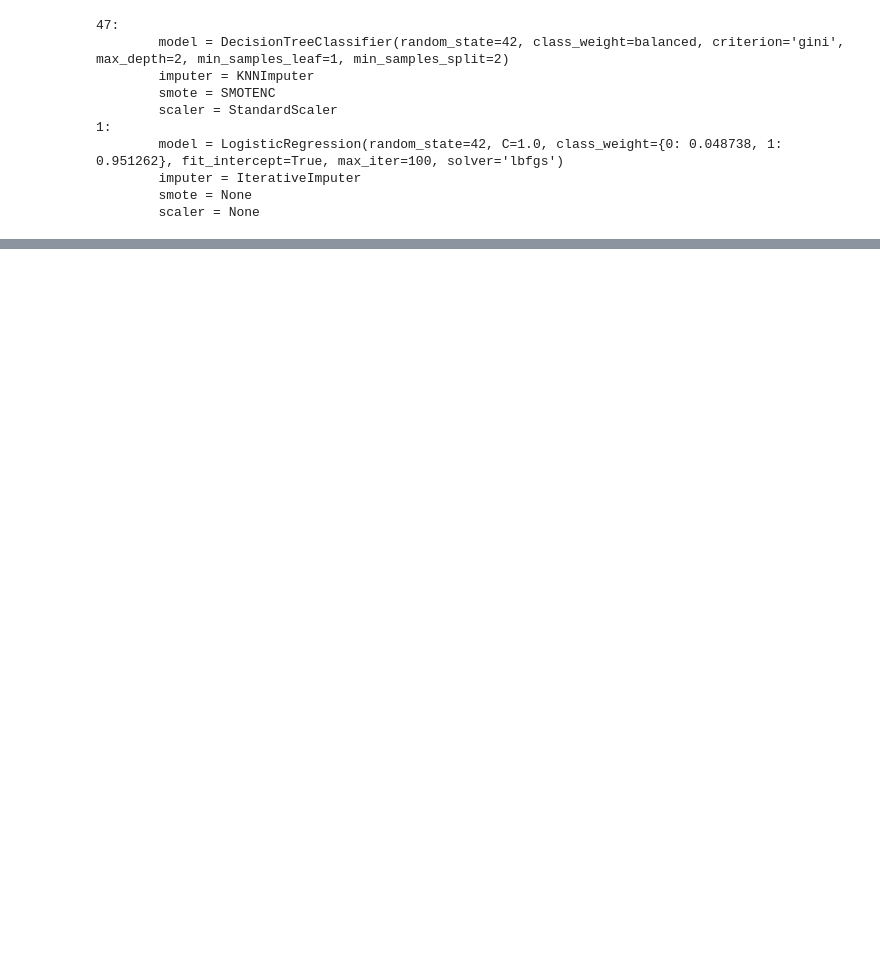
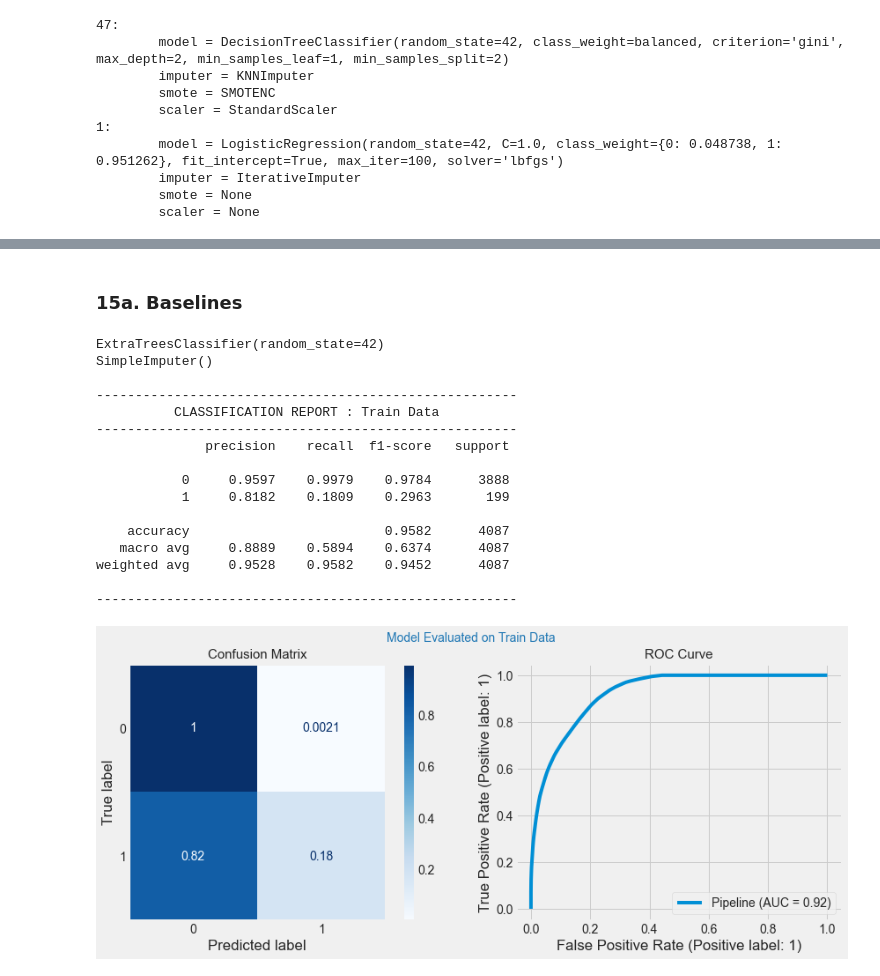
Before and after one commit to AgathaZareth/Stroke_Prediction, a Jupyter notebook: Notebook.ipynb, the cells around one changed output, grey strips where cells are left out. Drawn from its saved outputs; the diff is of its cells as text; code cells hidden in the pictures; blank space fills up the shorter version.

Commit message:
Finished through final model

```diff
--- a/Notebook.ipynb
+++ b/Notebook.ipynb
@@ -2052,0 +2113,28 @@ why this final model? What is so great about it. how does it solve business prob
+# %% [markdown]
+### 15a. Baselines
+# %%
+baseline_train = check_model(etr,
+                             imputer=sim_immputer,
+                             X_train=X_train_7,
+                             X_test=X_test_7,
+                             print_model_details=True,
+                             show_classification_report=True,
+                             show_plots=True)
+# %% [output]
+ExtraTreesClassifier(random_state=42)
+SimpleImputer()
+
+------------------------------------------------------
+          CLASSIFICATION REPORT : Train Data
+------------------------------------------------------
+              precision    recall  f1-score   support
+
+           0     0.9597    0.9979    0.9784      3888
+           1     0.8182    0.1809    0.2963       199
+
+    accuracy                         0.9582      4087
+   macro avg     0.8889    0.5894    0.6374      4087
+weighted avg     0.9528    0.9582    0.9452      4087
+
+------------------------------------------------------
+[figure, added]
```
Also changed, not shown: parts of 31 cells of this notebook.
